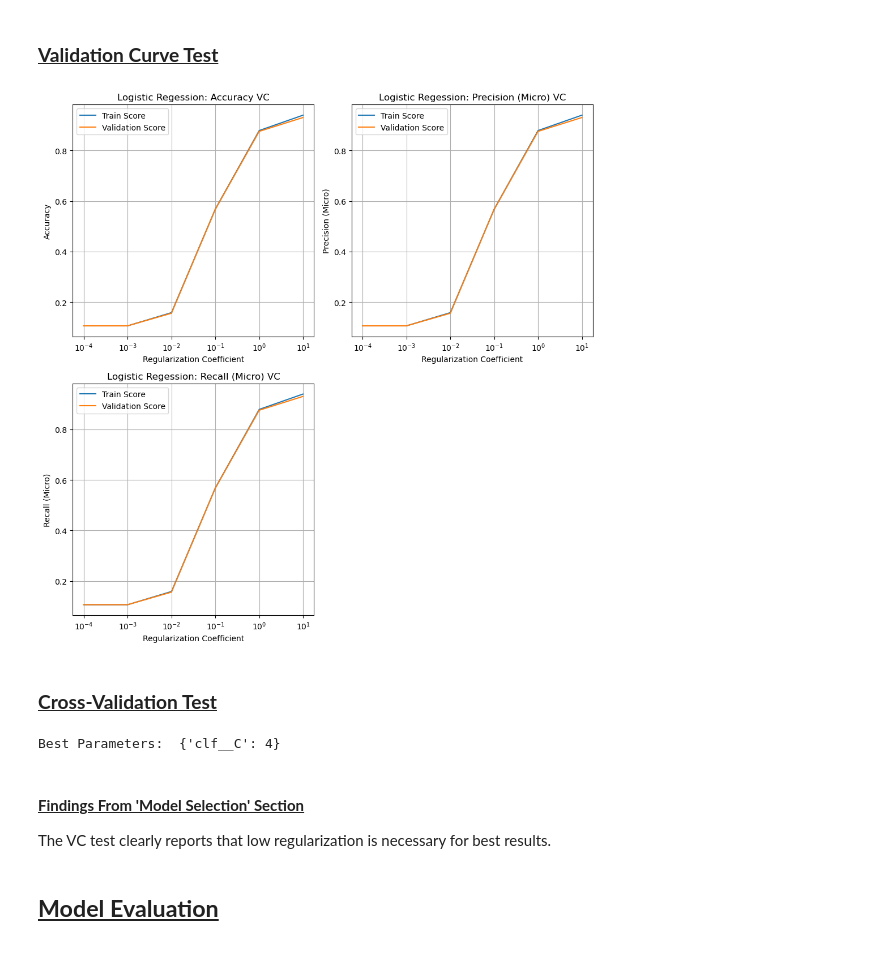
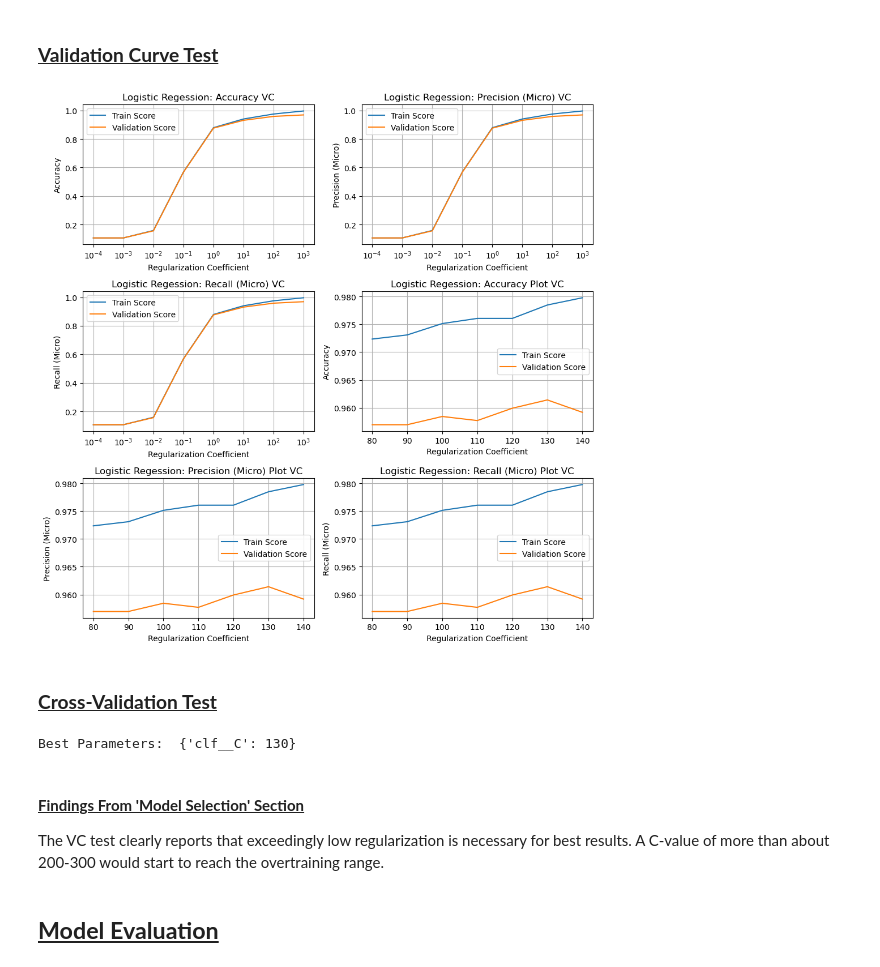
Before and after one commit to J-M-Bell/DigitClassifier, a Jupyter notebook: LogisticDigitClassifier.ipynb, the cells around one changed output. Saved outputs shown, nothing was run; the diff lists cells and outputs as text; code cells hidden in the pictures.

Commit message:
LogisticDigitClassifier - completed Log classifier run through

```diff
--- a/LogisticDigitClassifier.ipynb
+++ b/LogisticDigitClassifier.ipynb
@@ -11,11 +11,11 @@
 for title, metric in clf_metrics.items():
     pipeline = Pipeline(
         [
-            ("clf", LogisticRegression(random_state=1))
+            ("clf", LogisticRegression(random_state=1, max_iter=1000))
         ]
     )
 
-    alphas = [0.0001, 0.001, 0.01, 0.1, 1, 10]
+    alphas = [0.0001, 0.001, 0.01, 0.1, 1, 10, 100, 1000]
     train_scores, validation_scores = validation_curve(pipeline, X_train, y_train, cv=5, scoring=metric,
                                                     param_name="clf__C",
                                                     param_range=alphas,
@@ -25,41 +25,65 @@ for title, metric in clf_metrics.items():
 
     vc_dict[f"Logistic Regession: {title} VC"] = [alphas,
                                                        [train_scores_mean, validation_scores_mean],
-                                                       ["Regularization Coefficient", title],]
+                                                       ["Regularization Coefficient", title],
+                                                       False]
+# %%
+for title, metric in clf_metrics.items():
+    pipeline = Pipeline(
+        [
+            ("clf", LogisticRegression(random_state=1, max_iter=1000))
+        ]
+    )
+
+    alphas = list(range(80, 150, 10))
+    train_scores, validation_scores = validation_curve(pipeline, X_train, y_train, cv=5, scoring=metric,
+                                                    param_name="clf__C",
+                                                    param_range=alphas,
+                                                    n_jobs=-1)
+    train_scores_mean = np.mean(train_scores, axis=1)
+    validation_scores_mean = np.mean(validation_scores, axis=1)
+
+    vc_dict[f"Logistic Regession: {title} Plot VC"] = [alphas,
+                                                [train_scores_mean, validation_scores_mean],
+                                                ["Regularization Coefficient", title],
+                                                True]
 # %%
-fig, axs = plt.subplots(2, 2, figsize=(10, 10))
+fig, axs = plt.subplots(3, 2, figsize=(10, 10))
 
 # Flatten the axes array for easier iteration
 axs = axs.flatten()
 count = 0
 for key, value in vc_dict.items():
-    axs[count].semilogx(value[0], value[1][0], label="Train Score")
-    axs[count].semilogx(value[0], value[1][1],  label="Validation Score")
+    if value[3] == False:
+        axs[count].semilogx(value[0], value[1][0], label="Train Score")
+        axs[count].semilogx(value[0], value[1][1],  label="Validation Score")
+    else:
+        axs[count].plot(value[0], value[1][0], label="Train Score")
+        axs[count].plot(value[0], value[1][1],  label="Validation Score")
     axs[count].set_xlabel(value[2][0])
     axs[count].set_ylabel(value[2][1])
     axs[count].set_title(key)
     axs[count].grid()
     axs[count].minorticks_off()
     axs[count].legend()
     count += 1
 
 # Delete the unused subplot (e.g., the last one for a 3x2 grid with 5 plots)
-fig.delaxes(axs[count])
+# fig.delaxes(axs[count])
 
 plt.tight_layout()
 plt.show()
 # %% [output]
-[figure, old version]
+[figure, new version]
 # %% [markdown]
 <h3><strong><u>Cross-Validation Test</u></strong></h3>
 # %%
 pipeline = Pipeline(
     [
-        ("ct", ct),
-        ("clf", LogisticRegression(random_state=1))
+        ("clf", LogisticRegression(random_state=1, max_iter=1000))
     ]
 )
-param_grid = {"clf__C": [1, 4, 7, 10]}
+param_grid = {"clf__C": [90, 100, 110, 120, 130, 140]}
 grid_search = GridSearchCV(pipeline, param_grid, cv=5, n_jobs=-1, scoring='accuracy')
 grid_search.fit(X_train, y_train)
 print("Best Parameters: ", grid_search.best_params_)
@@ -68,10 +92,10 @@ log_model = grid_search.best_estimator_
 def log_penguin_classifier():
     return log_model
 # %% [output]
-Best Parameters:  {'clf__C': 4}
+Best Parameters:  {'clf__C': 130}
 # %% [markdown]
 <h4><strong><u>Findings From 'Model Selection' Section</u></strong></h4>
-The VC test clearly reports that low regularization is necessary for best results.
+The VC test clearly reports that exceedingly low regularization is necessary for best results. A C-value of more than about 200-300 would start to reach the overtraining range.
 # %% [markdown]
 <h2><strong><u>Model Evaluation</u></strong></h2>
 # %% [markdown]
```
Also changed, not shown: parts of 4 cells of this notebook.
